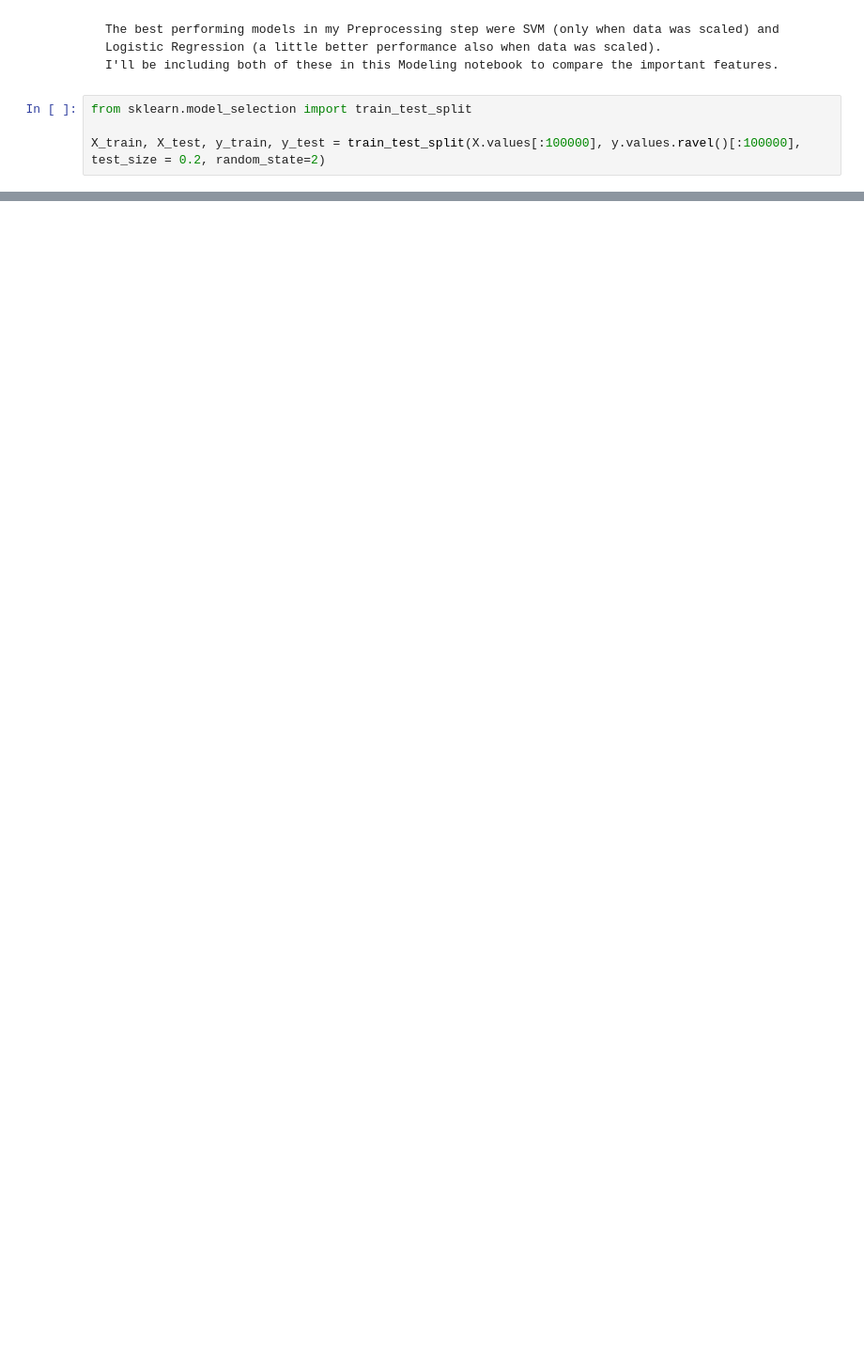
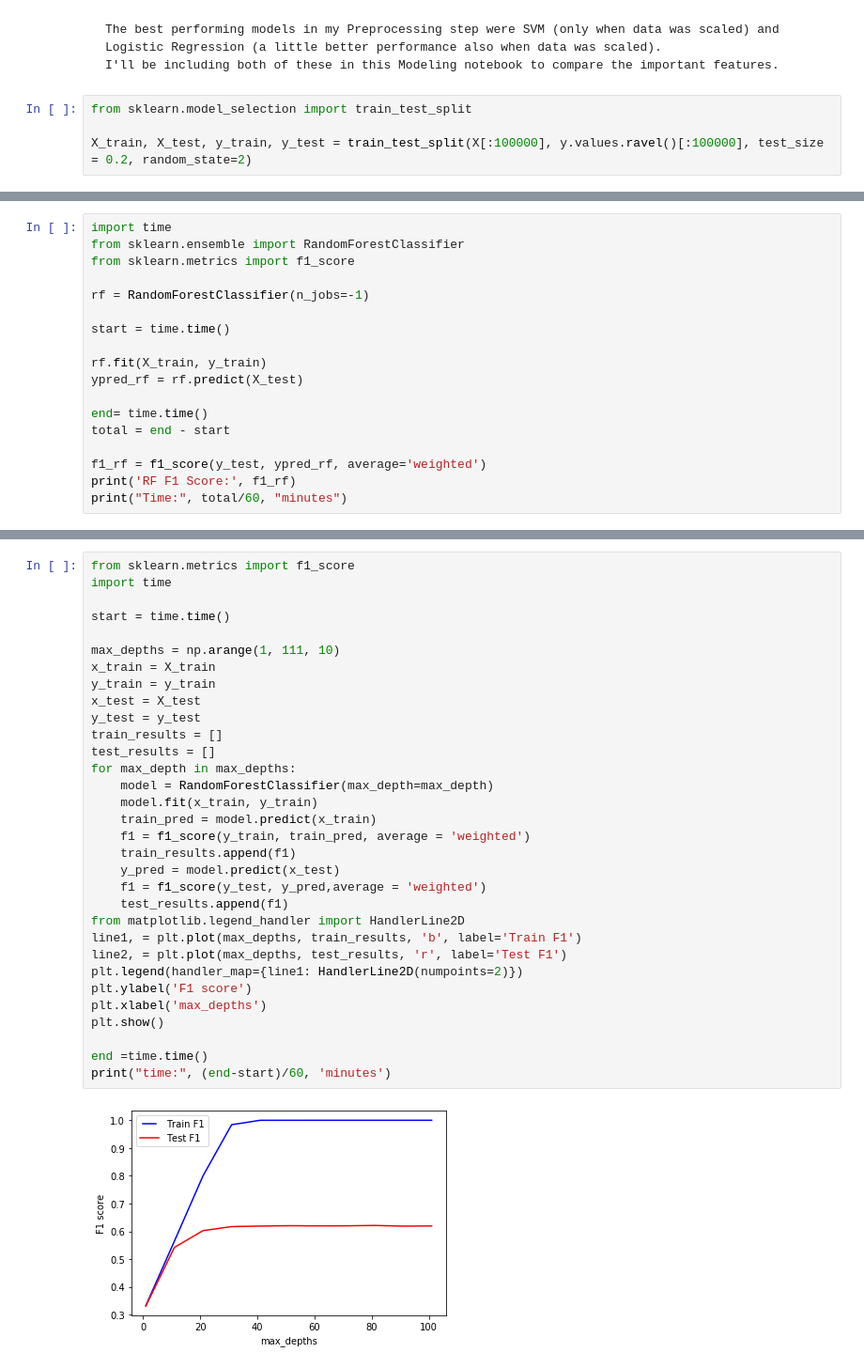
Before and after one commit to vizziviz/Medicare_coverage_disparities, a Jupyter notebook: models/Modeling2.ipynb, the cells around one changed output, grey strips where cells are left out. Shown: that part at 94% size. Drawn from its saved outputs; the diff is of its cells as text; blank space fills up the shorter version.

Commit message:
add finished modeling

```diff
--- a/models/Modeling2.ipynb
+++ b/models/Modeling2.ipynb
@@ -66,7 +79,7 @@ X.shape, y.shape
 # %%
 from sklearn.model_selection import train_test_split
 
-X_train, X_test, y_train, y_test = train_test_split(X.values[:100000], y.values.ravel()[:100000], test_size = 0.2, random_state=2)
+X_train, X_test, y_train, y_test = train_test_split(X[:100000], y.values.ravel()[:100000], test_size = 0.2, random_state=2)
 # %%
 X_train.shape, y_train.shape
 # %% [output]
@@ -218,0 +93,18 @@ I didn't scale my date before modeling here, both because I may want to say that
+# %%
+import time
+from sklearn.ensemble import RandomForestClassifier
+from sklearn.metrics import f1_score
+
+rf = RandomForestClassifier(n_jobs=-1)
+
+start = time.time()
+
+rf.fit(X_train, y_train)
+ypred_rf = rf.predict(X_test)
+
+end= time.time()
+total = end - start
+
+f1_rf = f1_score(y_test, ypred_rf, average='weighted')
+print('RF F1 Score:', f1_rf)
+print("Time:", total/60, "minutes")
@@ -218,0 +147,34 @@ I didn't scale my date before modeling here, both because I may want to say that
+# %%
+from sklearn.metrics import f1_score
+import time
+
+start = time.time()
+
+max_depths = np.arange(1, 111, 10)
+x_train = X_train
+y_train = y_train
+x_test = X_test
+y_test = y_test
+train_results = []
+test_results = []
+for max_depth in max_depths:
+    model = RandomForestClassifier(max_depth=max_depth)
+    model.fit(x_train, y_train)
+    train_pred = model.predict(x_train)
+    f1 = f1_score(y_train, train_pred, average = 'weighted')
+    train_results.append(f1)
+    y_pred = model.predict(x_test)
+    f1 = f1_score(y_test, y_pred,average = 'weighted')
+    test_results.append(f1)
+from matplotlib.legend_handler import HandlerLine2D
+line1, = plt.plot(max_depths, train_results, 'b', label='Train F1')
+line2, = plt.plot(max_depths, test_results, 'r', label='Test F1')
+plt.legend(handler_map={line1: HandlerLine2D(numpoints=2)})
+plt.ylabel('F1 score')
+plt.xlabel('max_depths')
+plt.show()
+
+end =time.time()
+print("time:", (end-start)/60, 'minutes')
+# %% [output]
+[figure, added]
```
Also changed, not shown: parts of 71 cells of this notebook, 12 other files.
